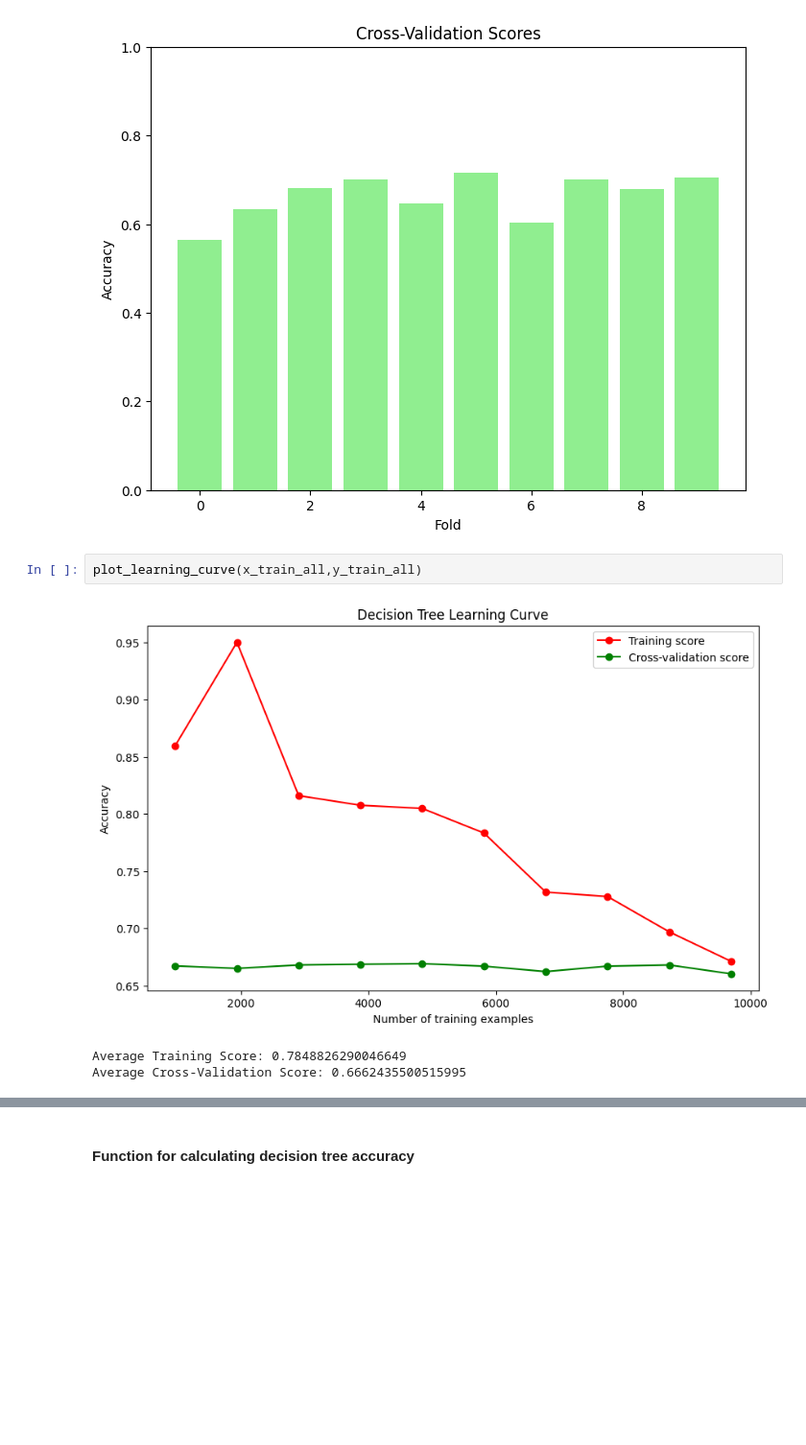
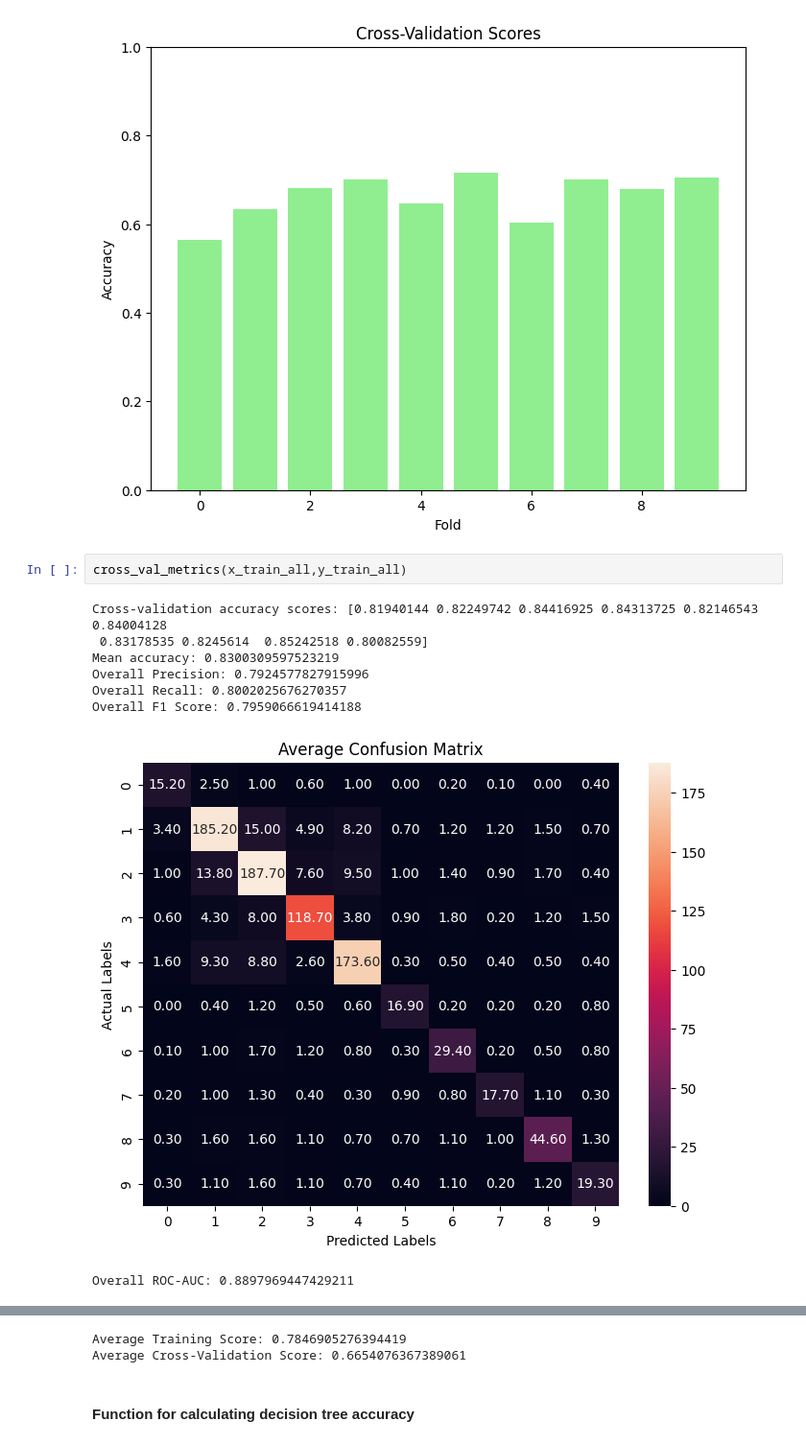
Before and after one commit to Suhail270/DMML_Part3, a Jupyter notebook: Part3.ipynb, the cells around one changed output, grey strips where cells are left out. Shown at 96% size. Saved outputs shown, nothing was run; the diff lists cells and outputs as text; blank space fills up the shorter version.

```diff
--- a/Part3.ipynb
+++ b/Part3.ipynb
@@ -158,8 +381,13 @@ Cross-validation scores: [0.56346749 0.63364293 0.68214654 0.70175439 0.64705882
  0.60268318 0.70072239 0.67905057 0.70485036]
 [figure]
 # %%
-plot_learning_curve(x_train_all,y_train_all)
+cross_val_metrics(x_train_all,y_train_all)
 # %% [output]
+Cross-validation accuracy scores: [0.81940144 0.82249742 0.84416925 0.84313725 0.82146543 0.84004128
+ 0.83178535 0.8245614  0.85242518 0.80082559]
+Mean accuracy: 0.8300309597523219
+Overall Precision: 0.7924577827915996
+Overall Recall: 0.8002025676270357
+Overall F1 Score: 0.7959066619414188
-[figure, old version]
+[figure, new version]
-Average Training Score: 0.7848826290046649
-Average Cross-Validation Score: 0.6662435500515995
+Overall ROC-AUC: 0.8897969447429211
@@ -166,3 +395,5 @@ Average Cross-Validation Score: 0.6662435500515995
+Average Training Score: 0.7846905276394419
+Average Cross-Validation Score: 0.6654076367389061
 # %% [markdown]
 #### Function for calculating decision tree accuracy
 # %%
```
Also changed, not shown: parts of 58 cells of this notebook.
